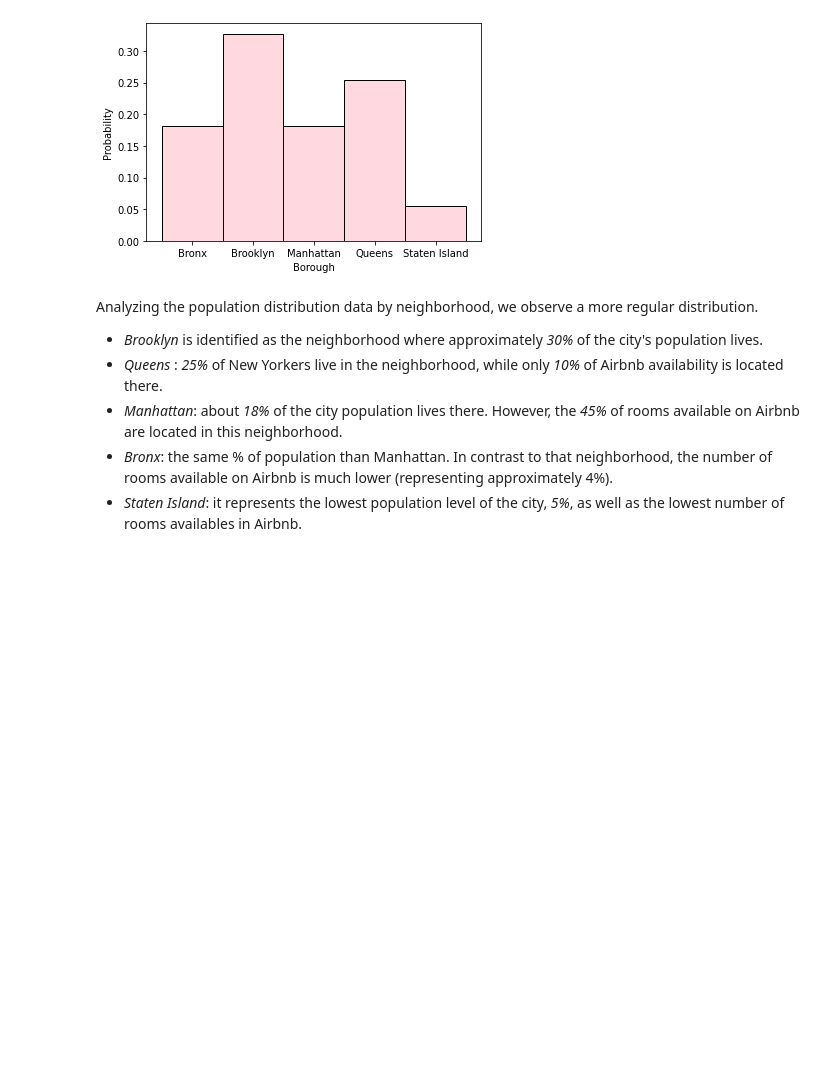
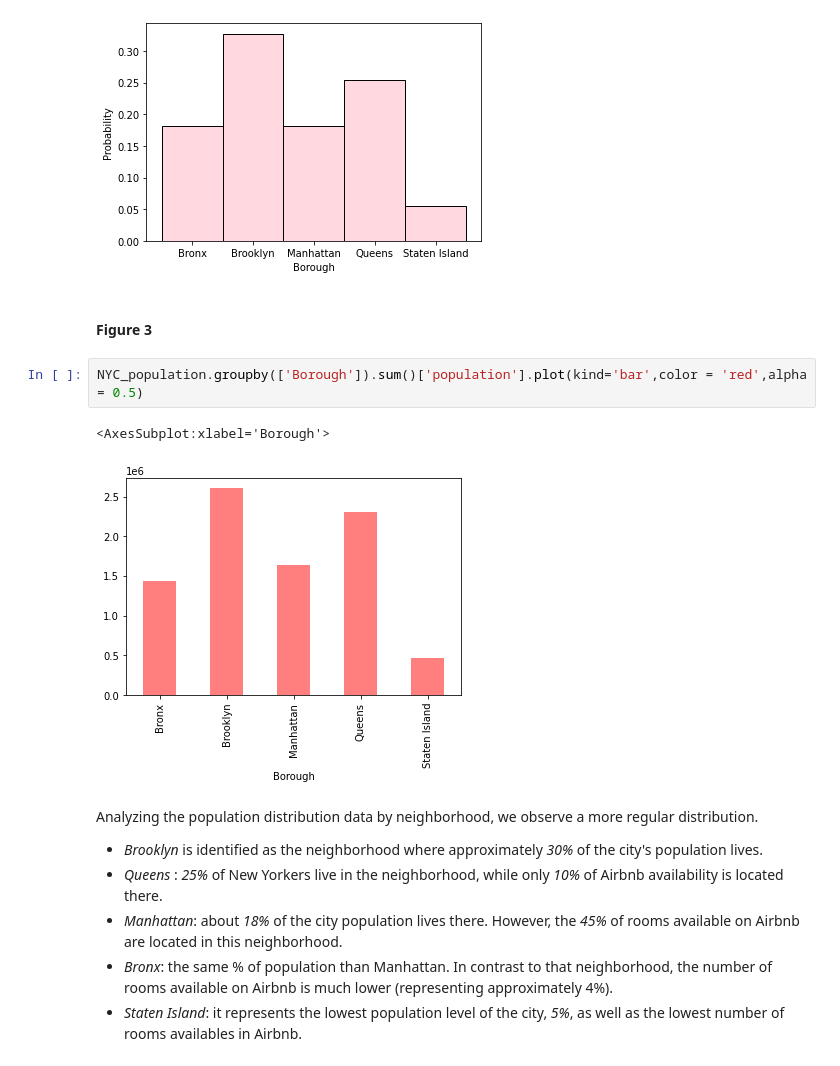
Before and after one commit to angelanavarrog/W3-pipelines-project, a Jupyter notebook: Analysis/Analysis.ipynb, the cells around one changed output. Saved outputs shown, nothing was run; the diff lists cells and outputs as text; blank space fills up the shorter version.

```diff
--- a/Analysis/Analysis.ipynb
+++ b/Analysis/Analysis.ipynb
@@ -66,6 +68,13 @@ sns.histplot(data = NYC_population, x = "Borough", stat = "probability", discret
 # %% [output]
 <AxesSubplot:xlabel='Borough', ylabel='Probability'>
 [figure]
+# %% [markdown]
+#### Figure 3
+# %%
+NYC_population.groupby(['Borough']).sum()['population'].plot(kind='bar',color = 'red',alpha = 0.5)
+# %% [output]
+<AxesSubplot:xlabel='Borough'>
+[figure, added]
 # %% [markdown]
 Analyzing the population distribution data by neighborhood, we observe a more regular distribution.
 
```
Also changed, not shown: parts of 10 cells of this notebook.
